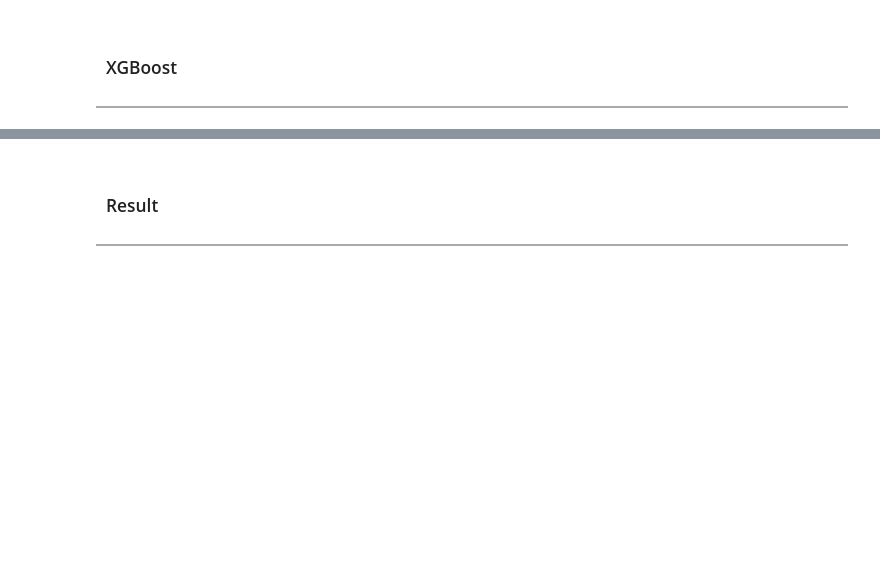
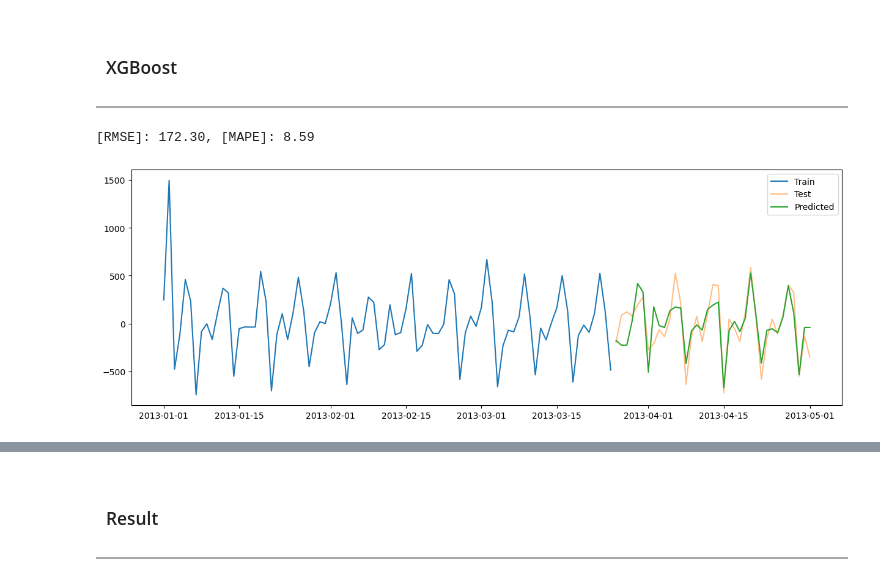
Before and after one commit to leopoldgerber/machine-learning-projects, a Jupyter notebook: time series - AR MA ARIMA.ipynb, the cells around one changed output, grey strips where cells are left out. Cells and saved outputs as stored; diff of their text form; code cells hidden in the pictures; blank space fills up the shorter version.

Commit message:
time series - Added XGBRegressor

```diff
--- a/time series - AR MA ARIMA.ipynb
+++ b/time series - AR MA ARIMA.ipynb
@@ -672,0 +721,7 @@ plt.show()
+# %%
+# Copy train and test splits to add generate features
+train_xgb = train.copy()
+test_xgb = test.copy()
+
+train_xgb = train_xgb.drop(columns = list(train_xgb.columns.difference(['diff'])))
+test_xgb = test_xgb.drop(columns = list(test_xgb.columns.difference(['diff'])))
@@ -672,0 +762,37 @@ plt.show()
+# %%
+# Apply function
+train_xgb = create_features(train_xgb, 'diff')
+test_xgb = create_features(test_xgb, 'diff')
+
+# Split train and test
+x_train_xgb, y_train_xgb = train_xgb.drop(columns = ['diff']), train_xgb['diff']
+x_test_xgb, y_test_xgb = test_xgb.drop(columns = ['diff']), test_xgb['diff']
+# %%
+# XGBoost
+model = xgboost.XGBRegressor(n_estimators = 1000)
+model.fit(x_train_xgb, y_train_xgb
+         , eval_set = [(x_train_xgb, y_train_xgb), (x_test_xgb, y_test_xgb)]
+         , early_stopping_rounds = 50
+         , verbose = False)
+
+
+# Predict
+y_test_xgb = pd.DataFrame(y_test_xgb)
+y_test_xgb['pred'] = model.predict(x_test_xgb)
+
+# RMSE and MAPE
+rmse_xgb = np.sqrt(mean_squared_error(y_test_xgb['pred'], y_test_xgb['diff']))
+mape_xgb = mean_absolute_percentage_error(y_test_xgb['pred'], y_test_xgb['diff'])
+
+print(f'[RMSE]: {rmse_arima:.2f}, [MAPE]: {mape_arima:.2f}')
+
+# Plot
+fig, ax = plt.subplots(1, 1, figsize = (15, 5))
+ax.plot(train_xgb.index, train_xgb['diff'])
+ax.plot(y_test_xgb.index, y_test_xgb['diff'], alpha = .5)
+ax.plot(y_test_xgb.index, y_test_xgb['pred'])
+ax.legend(['Train', 'Test', 'Predicted'])
+plt.show()
+# %% [output]
+[RMSE]: 172.30, [MAPE]: 8.59
+[figure, added]
```
Also changed, not shown: parts of 5 cells of this notebook.
